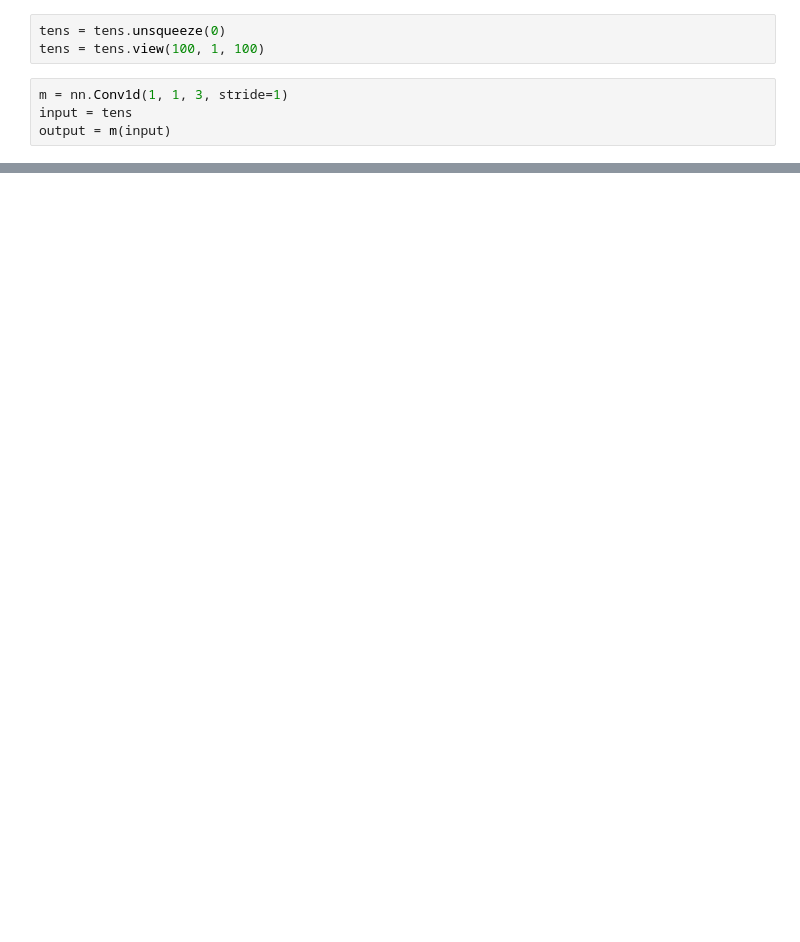
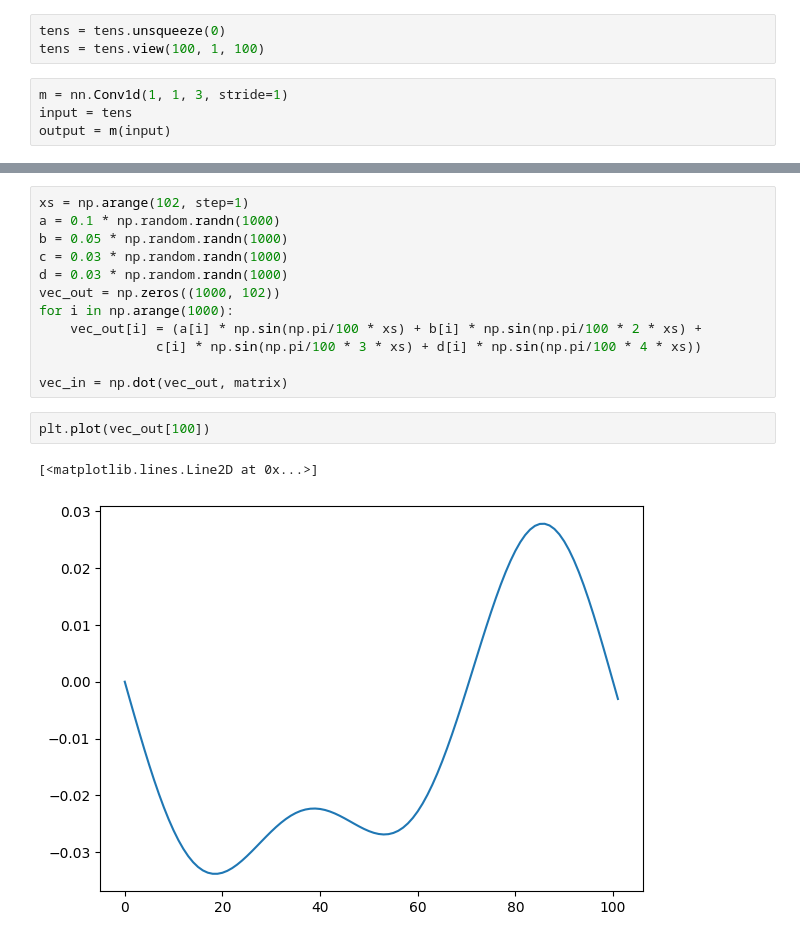
Before and after one commit to benni-bu/gusto, a Jupyter notebook: learning/testnb.ipynb, the cells around one changed output, grey strips where cells are left out. Drawn from its saved outputs; the diff is of its cells as text; blank space fills up the shorter version.

```diff
--- a/learning/testnb.ipynb
+++ b/learning/testnb.ipynb
@@ -51,0 +115,17 @@ tensor([[[0.5325, 0.4022, 0.5593,  ..., 0.3311, 0.4877, 0.6240]],
+# %%
+xs = np.arange(102, step=1)
+a = 0.1 * np.random.randn(1000)
+b = 0.05 * np.random.randn(1000)
+c = 0.03 * np.random.randn(1000)
+d = 0.03 * np.random.randn(1000)
+vec_out = np.zeros((1000, 102))
+for i in np.arange(1000):
+    vec_out[i] = (a[i] * np.sin(np.pi/100 * xs) + b[i] * np.sin(np.pi/100 * 2 * xs) +
+               c[i] * np.sin(np.pi/100 * 3 * xs) + d[i] * np.sin(np.pi/100 * 4 * xs))
+
+vec_in = np.dot(vec_out, matrix)
+# %%
+plt.plot(vec_out[100])
+# %% [output]
+[<matplotlib.lines.Line2D at 0x...>]
+[figure, added]
```
Also changed, not shown: parts of 16 cells of this notebook, 5 other files.
